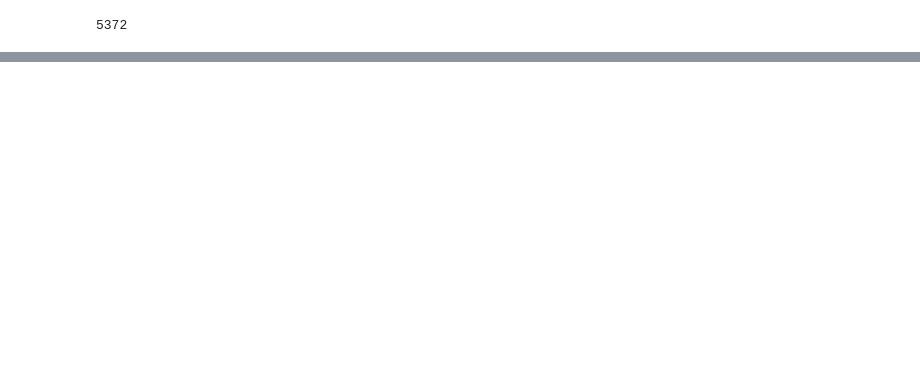
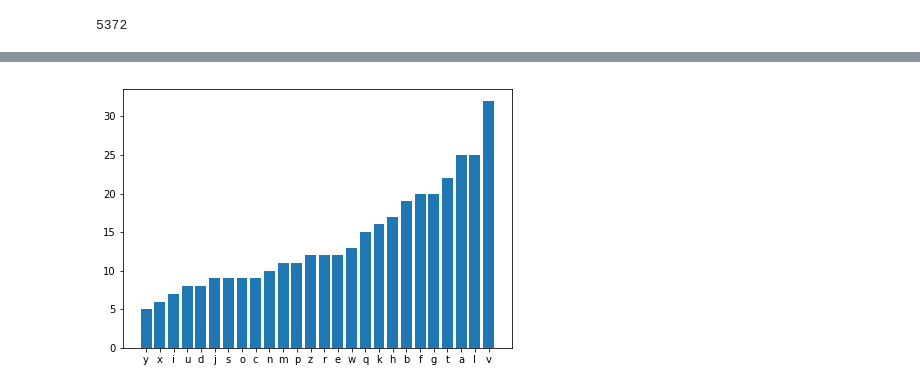
Before and after one commit to NeilNjae/cipher-tools, a Jupyter notebook: 2017/2017-challenge8.ipynb, the cells around one changed output, grey strips where cells are left out. Drawn from its saved outputs; the diff is of its cells as text; code cells hidden in the pictures; blank space fills up the shorter version.

```diff
--- a/2017/2017-challenge8.ipynb
+++ b/2017/2017-challenge8.ipynb
@@ -1415,0 +1605,3 @@ len(cb)
+# %%
+rwcb = wcat(cat(reversed(w)) for w in cat(c for c in cb if c in string.ascii_letters + " ").split())
+srwcb = sanitise(rwcb)
@@ -1415,0 +1915,5 @@ len(cb)
+# %%
+fc = collections.Counter(every_nth(srwcb, 12)[2])
+plot_frequency_histogram(fc, sort_key=fc.get)
+# %% [output]
+[figure, added]
```
Also changed, not shown: parts of 50 cells of this notebook, 4 other files.
